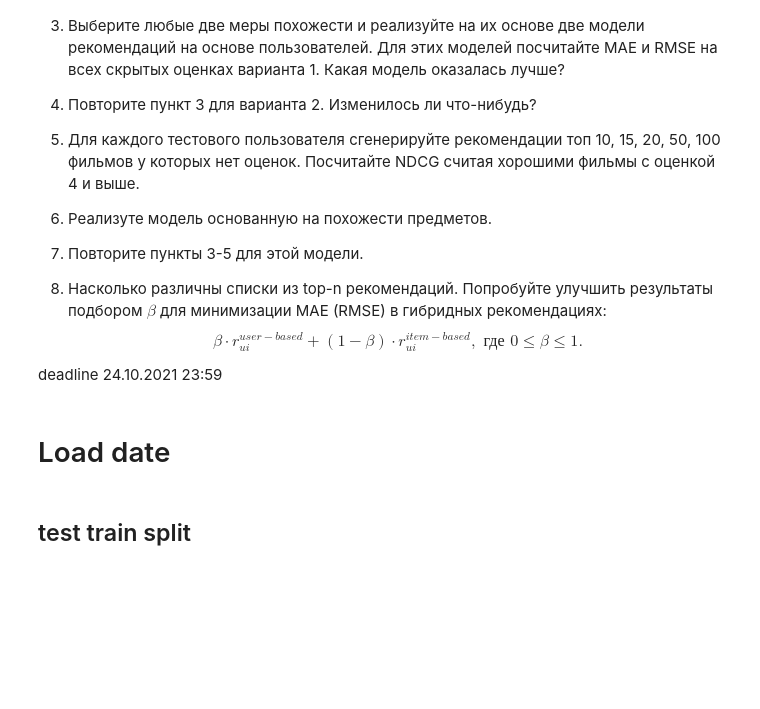
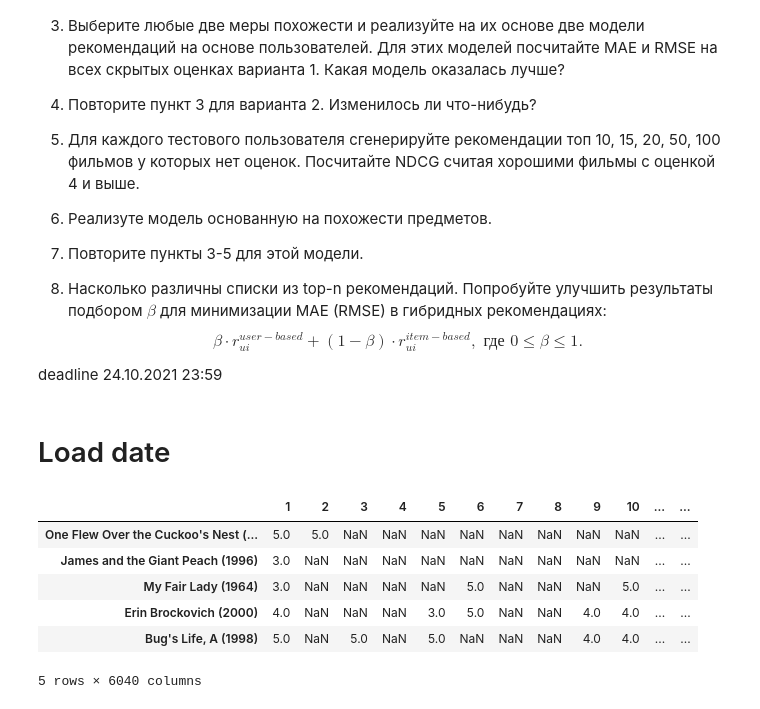
Before and after one commit to vvseva/recomend_hse, a Jupyter notebook: week4-hw/HomeWork1.ipynb, the cells around one changed output. Cells and saved outputs as stored; diff of their text form; code cells hidden in the pictures; blank space fills up the shorter version.

```diff
--- a/week4-hw/HomeWork1.ipynb
+++ b/week4-hw/HomeWork1.ipynb
@@ -40,4 +41,28 @@ from numpy import exp
 # %% [markdown]
 # Load date
-# %% [markdown]
-## test train split
+# %%
+#Чтение данных
+def loadMovieLens1M(path='./ml-1m'):
+    # Получить названия фильмов
+    movies={}
+    for line in open(path+'/movies.dat'):
+        (id,title)=line.split('::')[0:2] #при желании тут можно добавить чтение жанров.
+        movies[id]=title
+    # Загрузить данные
+    prefs={}
+    for line in open(path+'/ratings.dat'):
+        (user,movieid,rating,ts)=line.split('::')
+        prefs.setdefault(user,{})
+        prefs[user][movies[movieid]]=float(rating)
+    return prefs
+# %%
+critics = loadMovieLens1M()
+pd.DataFrame.from_dict(critics).head()
+# %% [output]
+|  | 1 | 2 | 3 | 4 | 5 | 6 | 7 | 8 | 9 | 10 | ... | ... |
+| One Flew Over the Cuckoo's Nest (... | 5.0 | 5.0 | NaN | NaN | NaN | NaN | NaN | NaN | NaN | NaN | ... | ... |
+| James and the Giant Peach (1996) | 3.0 | NaN | NaN | NaN | NaN | NaN | NaN | NaN | NaN | NaN | ... | ... |
+| My Fair Lady (1964) | 3.0 | NaN | NaN | NaN | NaN | 5.0 | NaN | NaN | NaN | 5.0 | ... | ... |
+| Erin Brockovich (2000) | 4.0 | NaN | NaN | NaN | 3.0 | 5.0 | NaN | NaN | 4.0 | 4.0 | ... | ... |
+| Bug's Life, A (1998) | 5.0 | NaN | 5.0 | NaN | 5.0 | NaN | NaN | NaN | 4.0 | 4.0 | ... | ... |
+5 rows × 6040 columns
```
Also changed, not shown: parts of 13 cells of this notebook.
